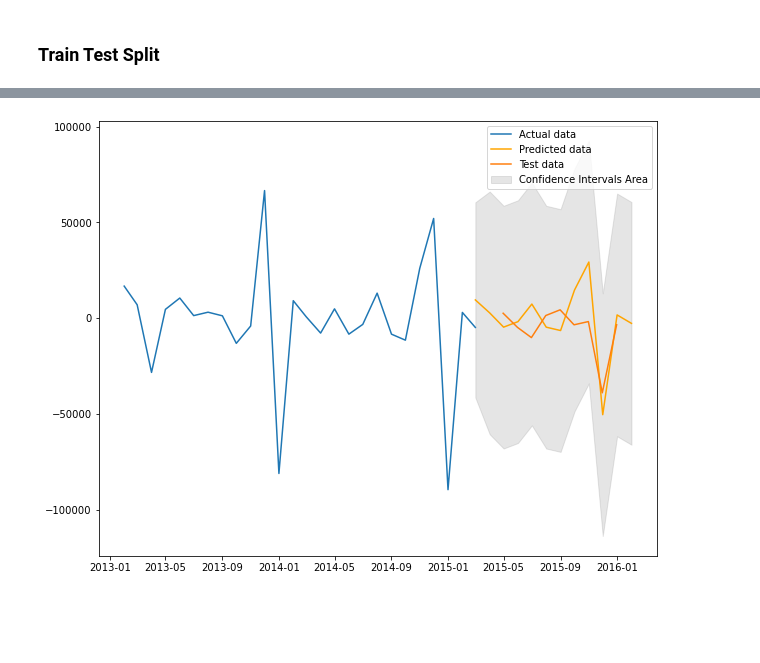
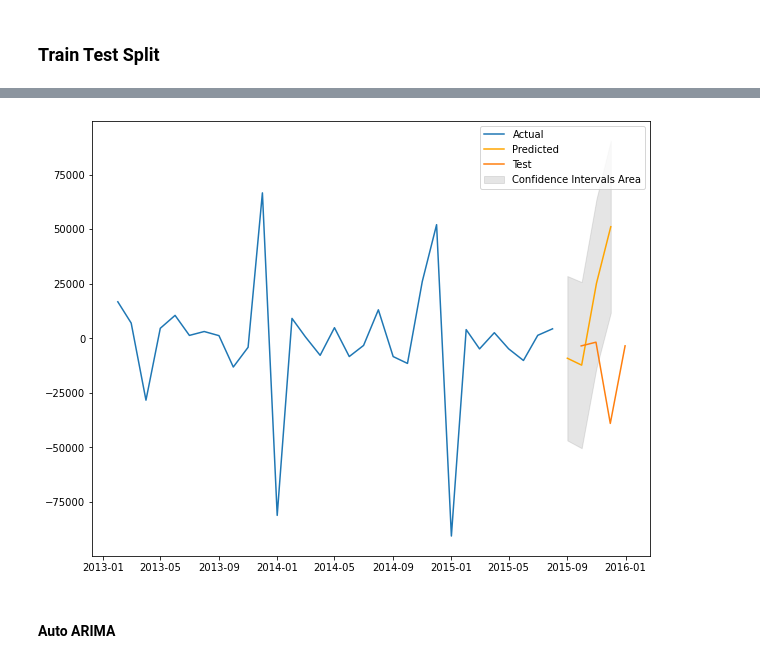
Before and after one commit to anovaYa/DA-Projects, a Jupyter notebook: competitive-data-science-predict-future-sales/Predict Future Sales.ipynb, the cells around one changed output, grey strips where cells are left out. Drawn from its saved outputs; the diff is of its cells as text; code cells hidden in the pictures; blank space fills up the shorter version.

```diff
--- a/competitive-data-science-predict-future-sales/Predict Future Sales.ipynb
+++ b/competitive-data-science-predict-future-sales/Predict Future Sales.ipynb
@@ -28,7 +30,7 @@ STEPS = 26
 * item_categories.csv  - supplemental information about the items categories.
 * shops.csv- supplemental information about the shops.
 # %%
-trainData = pd.read_csv('./sales_train.csv', parse_dates=['date'])
+trainData = pd.read_csv('./input/sales_train.csv', parse_dates=['date'])
 # %% [markdown]
 ### Data fields
 * ID - an Id that represents a (Shop, Item) tuple within the test set
@@ -334,0 +294,16 @@ model = auto_arima(
+# %%
+modelWithShift = auto_arima(
+    y=trainDataPerMonthDiff[:STEPS],
+    seasonal=True,
+    start_p = 0, max_p =5,
+    start_q = 0, max_q =5,
+    d=None,
+    start_P = 1, max_P =5,
+    start_Q = 1, max_Q =5,
+    D=1,
+    m=12,
+    test = "adf",
+    trace = True,
+    information_criterion = 'aic',
+    suppress_warnings = True,
+    stepwise = True)
@@ -357,5 +356,5 @@ Warnings:
 # %%
-prediction, confint = model.predict(n_periods=12, return_conf_int=True)
+prediction, confint = modelWithShift.predict(n_periods=PERIODS, return_conf_int=True)
 confint_df = pd.DataFrame(confint)
 prediction
 # %% [output]
@@ -365,8 +362,7 @@ array([  9518.37639042,   2731.24242696,  -4706.08884696,  -1840.33849911,
 # %%
 period_index = pd.period_range(
-    start = trainDataPerMonthDiff[:STEPS].index[-1],
-    periods = 12,
+    start = trainDataPerMonthDiff[STEPS:].index[0],
+    periods = PERIODS,
     freq='M'
 )
 predicted_df = pd.DataFrame({'value':prediction}, index=period_index)
-predicted_df
@@ -387,10 +369,12 @@ predicted_df
 # %%
 plt.figure(figsize=(10, 8))
-plt.plot(trainDataPerMonthDiff[:STEPS].to_timestamp(), label='Actual data')
-plt.plot(predicted_df.to_timestamp(), color='orange', label='Predicted data')
-plt.plot(trainDataPerMonthDiff[STEPS:], label='Test data')
-plt.fill_between(period_index.to_timestamp(), confint_df[0], confint_df[1],color='grey',alpha=.2, label='Confidence Intervals Area')
+plt.plot(trainDataPerMonthDiff[:STEPS].to_timestamp(), label='Actual')
+plt.plot(predicted_df.to_timestamp(), color='orange', label='Predicted')
+plt.plot(trainDataPerMonthDiff[STEPS:], label='Test')
+plt.fill_between(period_index.to_timestamp(), confint_df[0], confint_df[1], color='grey', alpha=.2, label='Confidence Intervals Area')
 plt.legend()
 plt.show()
 # %% [output]
-[figure, old version]
+[figure, new version]
+# %% [markdown]
+#### Auto ARIMA
```
Also changed, not shown: parts of 34 cells of this notebook, 1 other file.
